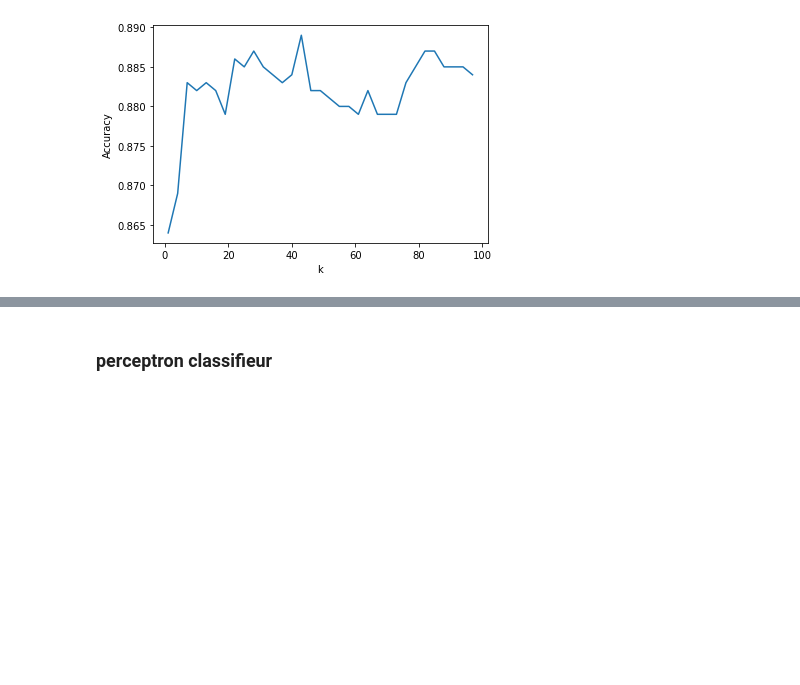
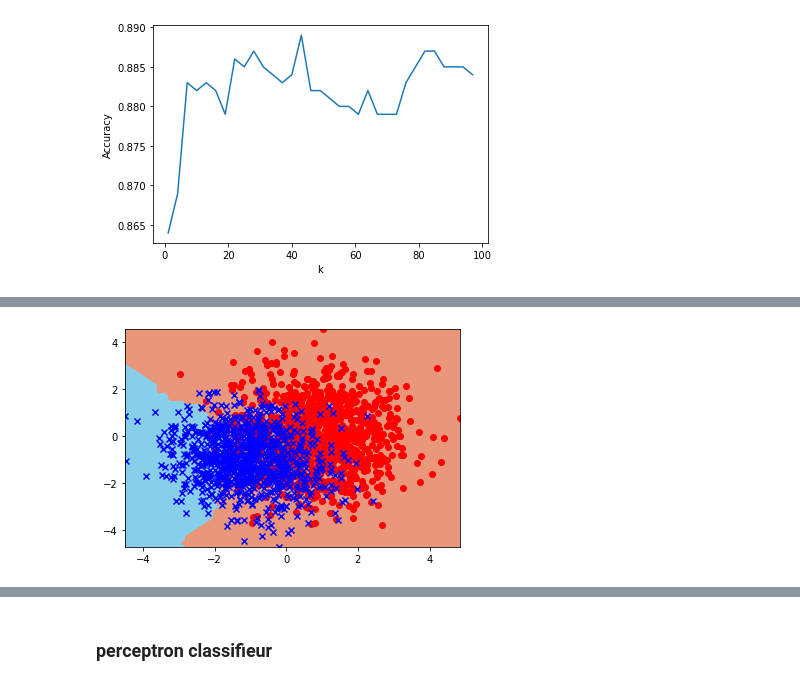
Before and after one commit to ZhouRUNLIN/LU3IN026-AI-DataScience, a Jupyter notebook: projet-1/projet-1-MA Peiran_ZHOU Runlin.ipynb, the cells around one changed output, grey strips where cells are left out. Cells and saved outputs as stored; diff of their text form; code cells hidden in the pictures; blank space fills up the shorter version.

```diff
--- a/projet-1/projet-1-MA Peiran_ZHOU Runlin.ipynb
+++ b/projet-1/projet-1-MA Peiran_ZHOU Runlin.ipynb
@@ -338,0 +352,5 @@ Accuracy :  0.8875
+# %%
+ut.plot_frontiere_high_dimension(X5D,Y5D,knn_5D,5, 0, 2, step=60)
+ut.plot2DSet(np.array([X5D[:,0],X5D[:,2]]).T,Y5D)
+# %% [output]
+[figure, added]
```
Also changed, not shown: parts of 36 cells of this notebook, 1 other file.
